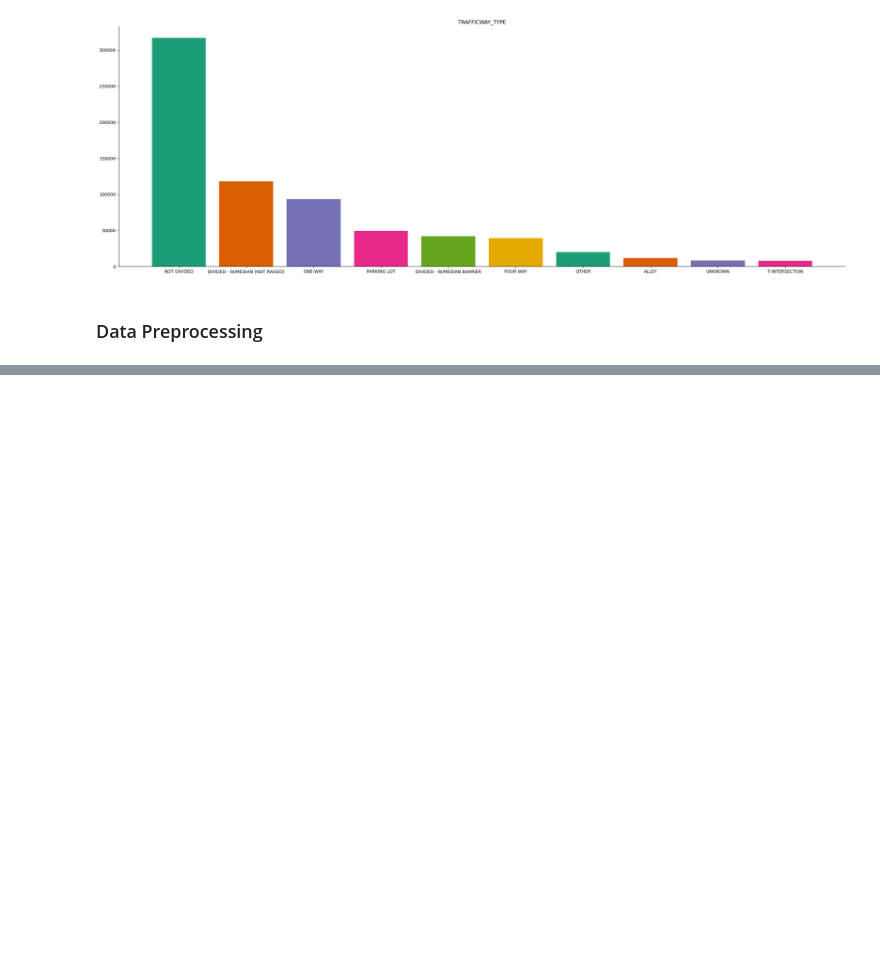
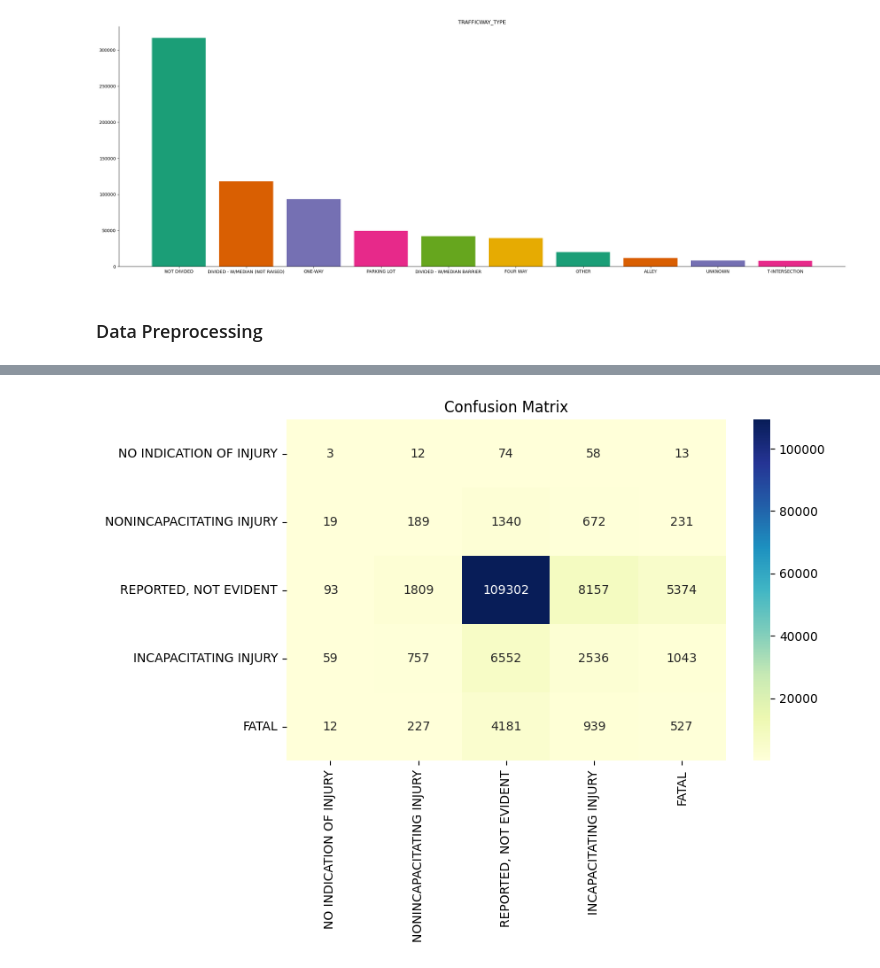
Before and after one commit to HuyHoangTuan/accidents_data_governance, a Jupyter notebook: src/note_book/main.ipynb, the cells around one changed output, grey strips where cells are left out. Cells and saved outputs as stored; diff of their text form; code cells hidden in the pictures; blank space fills up the shorter version.

```diff
--- a/src/note_book/main.ipynb
+++ b/src/note_book/main.ipynb
@@ -155,0 +149,5 @@ _________________________________________________________________
+# %%
+kernel = DecisionTreeClassifier(random_state=42)
+parameters = [{"criterion": ["gini", "entropy"], "max_depth": [5, 10, 15, 30]}]
+model = GridSearchCV(kernel, parameters, cv=5, verbose=4, n_jobs=-1)
+model
@@ -156,3 +159,3 @@ _________________________________________________________________
 # %%
-model.fit(x_train, y_train, epochs=4, batch_size=8, verbose=1)
+model.fit(x_train, y_train)
 # %% [output]
@@ -186,0 +193,5 @@ Root Mean Squared Error (RMSE): 0.24518815670414998
+# %%
+print("Default scores:")
+kernel.fit(x_train, y_train)
+print("Train score:", kernel.score(x_train, y_train))
+print("Validation score:", kernel.score(x_test, y_test))
@@ -186,0 +214,8 @@ Root Mean Squared Error (RMSE): 0.24518815670414998
+# %%
+y_pred = kernel.predict(x_test)
+print(f'Accuracy: {accuracy_score(y_test, y_pred)}')
+print(f'F1: {f1_score(y_test, y_pred, average="macro")}')
+print(f'--------------------- TRAIN ---------------------')
+print(classification_report(y_train, kernel.predict(x_train)))
+print(f'--------------------- TEST ---------------------')
+print(classification_report(y_test, y_pred))
@@ -186,0 +240,11 @@ Root Mean Squared Error (RMSE): 0.24518815670414998
+# %%
+cm = confusion_matrix(y_true=y_test, y_pred=y_pred)
+index = chicago_copy['MOST_SEVERE_INJURY'].unique()
+columns = chicago_copy['MOST_SEVERE_INJURY'].unique()
+conf_matrix = pd.DataFrame(data=cm, columns=columns, index=index)
+plt.figure(figsize=(8, 5))
+sns.heatmap(conf_matrix, annot=True, fmt="d", cmap="YlGnBu")
+plt.title("Confusion Matrix")
+plt.show()
+# %% [output]
+[figure, added]
```
Also changed, not shown: parts of 23 cells of this notebook, 1 other file.
